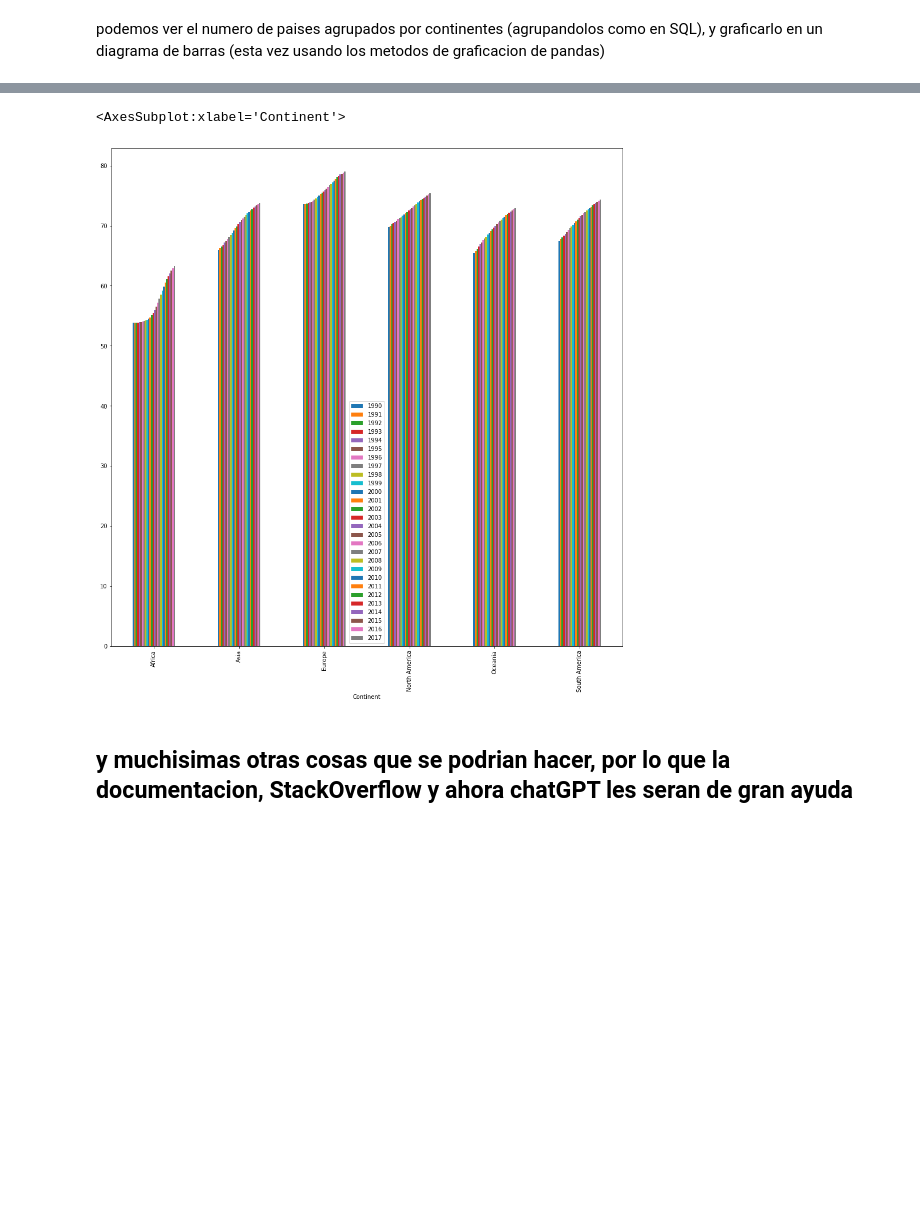
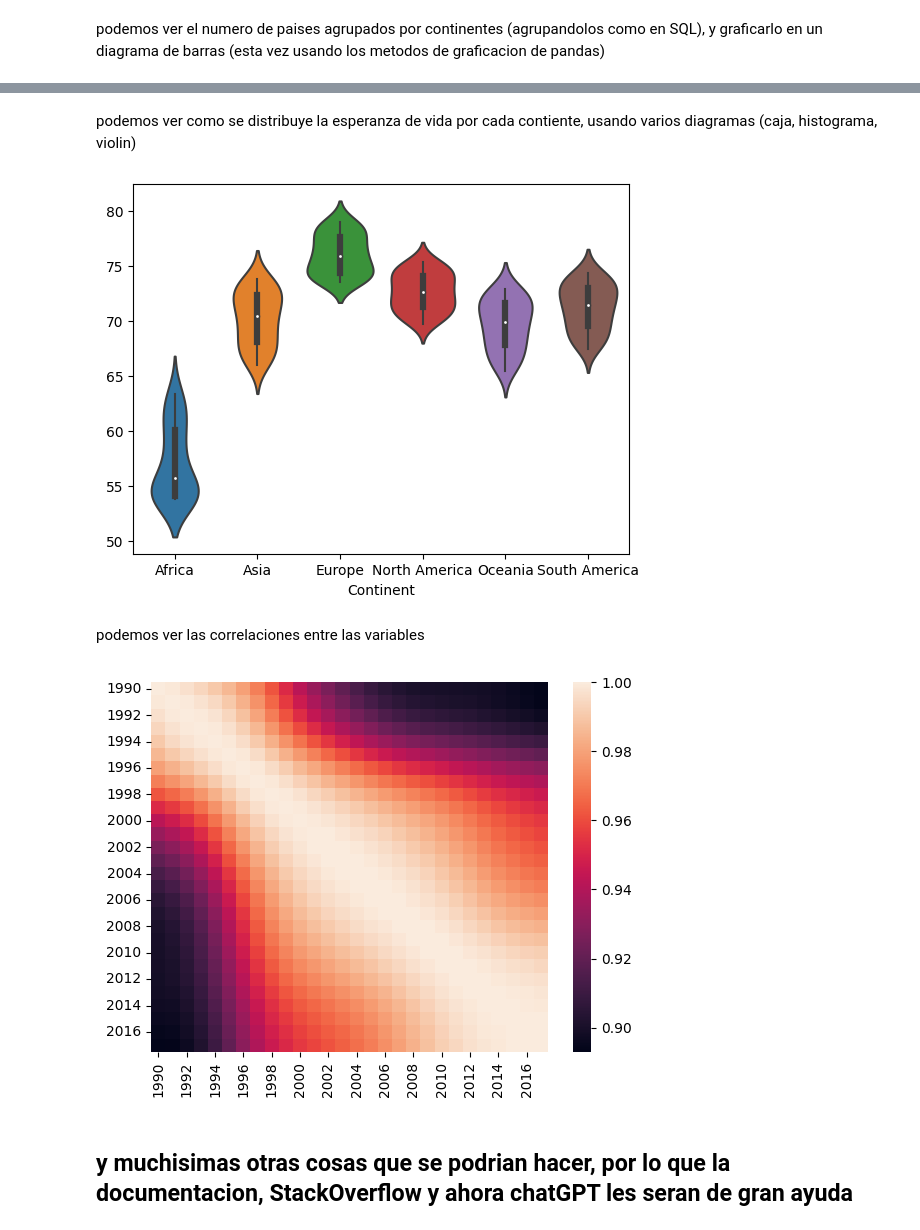
Before and after one commit to JPHITA/Monitoria-IA, a Jupyter notebook: Diapositivas/TALLER 4 - VERIFICACION DE RESTRICCIONES Y MANIPULACION DE DATOS CON PYTHON/taller.ipynb, the cells around one changed output, grey strips where cells are left out. Drawn from its saved outputs; the diff is of its cells as text; code cells hidden in the pictures; blank space fills up the shorter version.

```diff
--- a/Diapositivas/TALLER 4 - VERIFICACION DE RESTRICCIONES Y MANIPULACION DE DATOS CON PYTHON/taller.ipynb
+++ b/Diapositivas/TALLER 4 - VERIFICACION DE RESTRICCIONES Y MANIPULACION DE DATOS CON PYTHON/taller.ipynb
@@ -238,12 +216,40 @@ podemos ver el numero de paises agrupados por continentes (agrupandolos como en
+# %% [markdown]
+podemos ver como se distribuye la esperanza de vida por cada contiente, usando varios diagramas (caja, histograma, violin)
+# %%
+# lista con las columnas de interes
+cols = [str(i) for i in range(1990, 2017 + 1)]
+
+# caja
+
+# paises_continente = datos.groupby("Continent")
+
+# paises_continente = paises_continente[cols].mean().T
+
+# paises_continente.plot.box()
+
+# # histograma
+
+# paises_continente.plot.hist(subplots=True)
+
+# violin
+
+import seaborn as sns
+
+sns.violinplot(data=paises_continente)
+
+plt.show()
+# %% [output]
+[figure, added]
+# %% [markdown]
+podemos ver las correlaciones entre las variables
 # %%
 # lista con las columnas de interes
 cols = [str(i) for i in range(1990, 2017 + 1)]
 
-medias_continent = datos.groupby("Continent")[cols].mean()
+sns.heatmap(datos[cols].corr())
 
-medias_continent.plot.bar(figsize=(16,16))
+plt.show()
 # %% [output]
-<AxesSubplot:xlabel='Continent'>
-[figure, old version]
+[figure, new version]
 # %% [markdown]
 ## y muchisimas otras cosas que se podrian hacer, por lo que la documentacion, StackOverflow y ahora chatGPT les seran de gran ayuda
```
Also changed, not shown: parts of 12 cells of this notebook, 28 other files.
